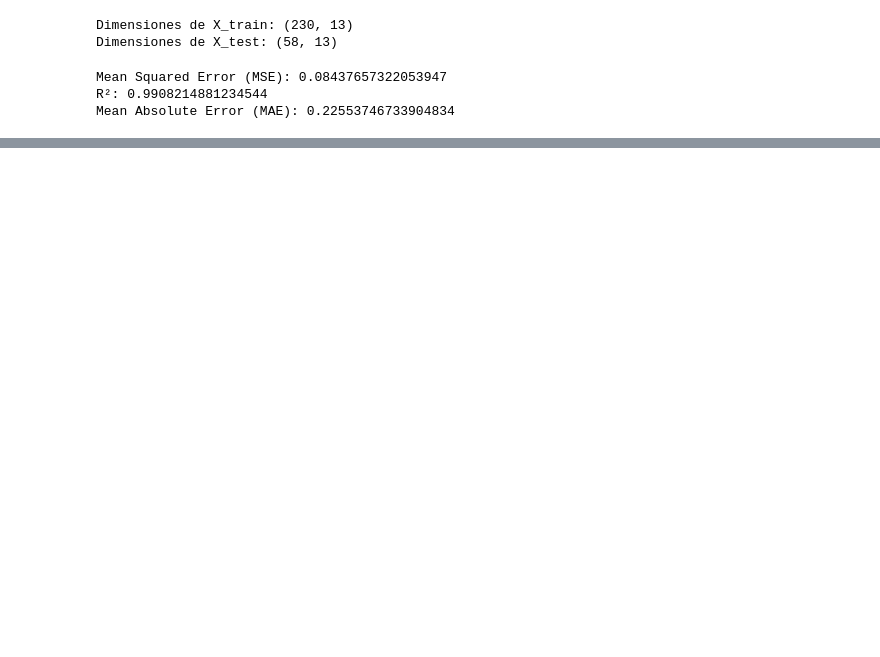
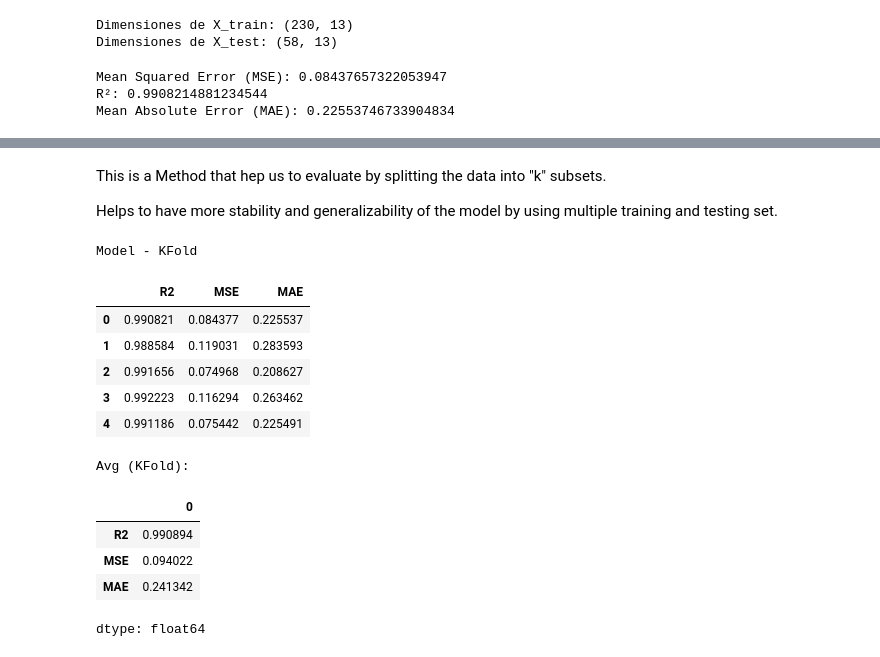
Before and after one commit to JuanRoVaz18/Eclipse, a Jupyter notebook: act3_2p_si_split_2_25_gonzalez.ipynb, the cells around one changed output, grey strips where cells are left out. Saved outputs shown, nothing was run; the diff lists cells and outputs as text; code cells hidden in the pictures; blank space fills up the shorter version.

```diff
--- a/act3_2p_si_split_2_25_gonzalez.ipynb
+++ b/act3_2p_si_split_2_25_gonzalez.ipynb
@@ -160,0 +207,46 @@ Mean Absolute Error (MAE): 0.22553746733904834
+# %% [markdown]
+This is a Method that hep us to evaluate by splitting the data into "k" subsets.
+
+Helps to have more stability and generalizability of the model by using multiple training and testing set.
+# %%
+kf = KFold(n_splits=5, shuffle=True, random_state=42) #In this case i will only be using 5 splits
+
+kf_results = []
+
+for train_index, test_index in kf.split(X, y):
+    X_train, X_test = X.iloc[train_index], X.iloc[test_index]
+    y_train, y_test = y.iloc[train_index], y.iloc[test_index]
+
+    model = LinearRegression()
+    model.fit(X_train, y_train)
+
+    y_pred = model.predict(X_test)
+
+    r2 = r2_score(y_test, y_pred)
+    mse = mean_squared_error(y_test, y_pred)
+    mae = mean_absolute_error(y_test, y_pred)
+
+    kf_results.append([r2, mse, mae])
+# %%
+kf_results_df = pd.DataFrame(kf_results, columns=['R2', 'MSE', 'MAE'])
+
+print("Model - KFold")
+display(kf_results_df)
+
+kf_summary = kf_results_df.mean()
+print(f"Avg (KFold):")
+display(kf_summary)
+# %% [output]
+Model - KFold
+|  | R2 | MSE | MAE |
+| 0 | 0.990821 | 0.084377 | 0.225537 |
+| 1 | 0.988584 | 0.119031 | 0.283593 |
+| 2 | 0.991656 | 0.074968 | 0.208627 |
+| 3 | 0.992223 | 0.116294 | 0.263462 |
+| 4 | 0.991186 | 0.075442 | 0.225491 |
+Avg (KFold):
+|  | 0 |
+| R2 | 0.990894 |
+| MSE | 0.094022 |
+| MAE | 0.241342 |
+dtype: float64
```
Also changed, not shown: parts of 10 cells of this notebook.
